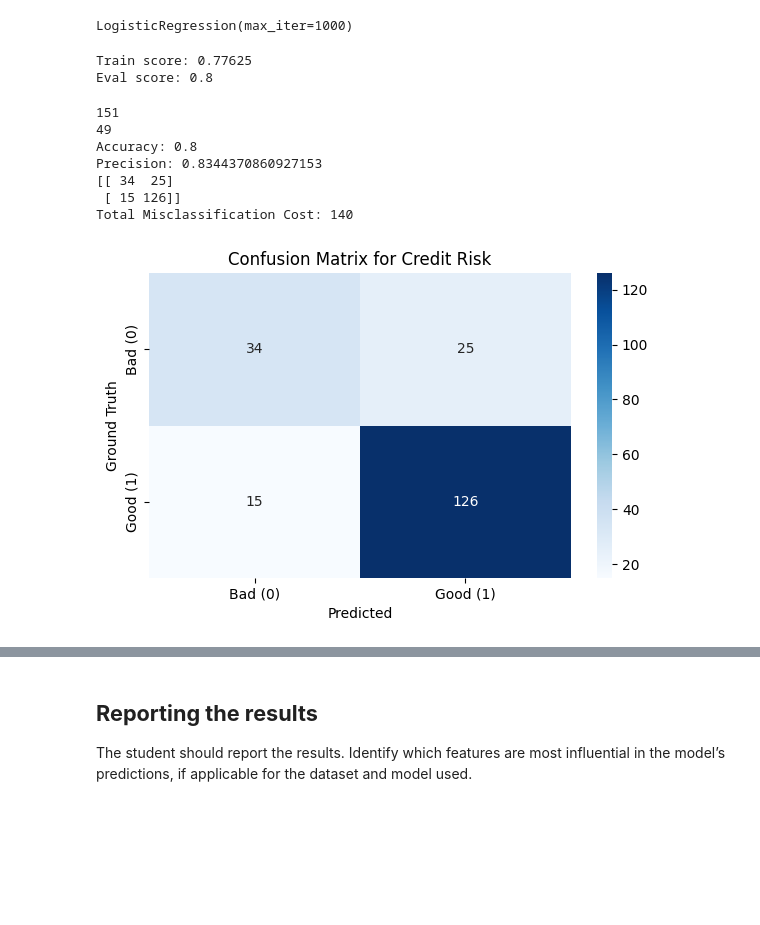
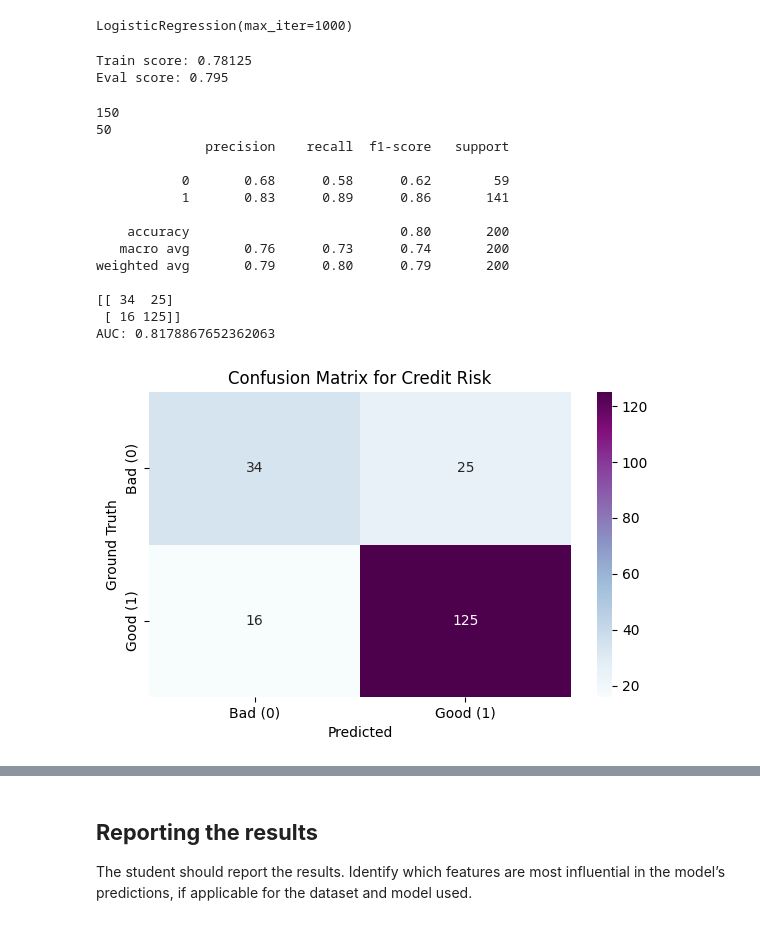
Before and after one commit to reascr/MSC-in-IT-and-Cognition, a Jupyter notebook: AppliedAI/First_assignment_dataset_2.ipynb, the cells around one changed output, grey strips where cells are left out. Drawn from its saved outputs; the diff is of its cells as text; code cells hidden in the pictures; blank space fills up the shorter version.

```diff
--- a/AppliedAI/First_assignment_dataset_2.ipynb
+++ b/AppliedAI/First_assignment_dataset_2.ipynb
@@ -333,5 +302,5 @@ y["class"] = y["class"].replace(2, 0)
 print(y["class"].unique())
 
 # drop Telephone column
-X.drop('Telephone', axis=1, inplace=True)
+X.drop(['Job'], axis=1, inplace=True) # drop telephone, no dependents
 # %% [output]
@@ -406,47 +376,53 @@ LogisticRegression(max_iter=1000)
 print("Train score:", model.score(X_train_processed, y_train))
 print("Eval score:", model.score(X_eval_processed, y_eval))
 # %% [output]
-Train score: 0.77625
-Eval score: 0.8
+Train score: 0.78125
+Eval score: 0.795
 # %%
-from sklearn.metrics import accuracy_score, precision_score
-from sklearn.metrics import confusion_matrix
+from sklearn.metrics import classification_report, confusion_matrix, roc_auc_score
 import numpy as np
 
 y_pred = model.predict(X_eval_processed)
 print(np.sum(y_pred == 1))
 print(np.sum(y_pred == 0))
-acc = accuracy_score(y_eval, y_pred)
-print("Accuracy:", acc)
-precision = precision_score(y_eval, y_pred, pos_label=1)  # or pos_label=0 depending on your target
-print("Precision:", precision)
+
+print(classification_report(y_eval, y_pred))
+print(confusion_matrix(y_eval, y_pred))
+print("AUC:", roc_auc_score(y_eval, model.predict_proba(X_eval_processed)[:, 1]))
 
 cm = confusion_matrix(y_eval, y_pred)
-print(cm)
+#print(cm)
 
-tn, fp, fn, tp = cm.ravel()
+#tn, fp, fn, tp = cm.ravel()
 
-total_cost = (fp * 5) + (fn * 1)
-print("Total Misclassification Cost:", total_cost)
+#total_cost = (fp * 5) + (fn * 1)
+#print("Total Misclassification Cost:", total_cost)
 
 
 plt.figure(figsize=(6, 4))
-sns.heatmap(cm, annot=True, fmt='d', cmap='Blues', xticklabels=["Bad (0)", "Good (1)", ], yticklabels=["Bad (0)", "Good (1)"])
+sns.heatmap(cm, annot=True, fmt='d', cmap='BuPu', xticklabels=["Bad (0)", "Good (1)", ], yticklabels=["Bad (0)", "Good (1)"])
 plt.xlabel('Predicted')
 plt.ylabel('Ground Truth')
 plt.title('Confusion Matrix for Credit Risk')
 plt.tight_layout()
 plt.show()
 
 # The model is predicting in 26 cases that the person poses no credit risk even though the person does, and FPs are more costly. This might be due to imbalanced data set or because some features introduced noise.
 # We also see that half of the bad credit risk are classified as good which has high cost...
 # %% [output]
-151
-49
-Accuracy: 0.8
-Precision: 0.8344370860927153
+150
+50
+              precision    recall  f1-score   support
+
+           0       0.68      0.58      0.62        59
+           1       0.83      0.89      0.86       141
+
+    accuracy                           0.80       200
+   macro avg       0.76      0.73      0.74       200
+weighted avg       0.79      0.80      0.79       200
+
 [[ 34  25]
- [ 15 126]]
-Total Misclassification Cost: 140
+ [ 16 125]]
+AUC: 0.8178867652362063
-[figure, old version]
+[figure, new version]
 # %%
```
Also changed, not shown: parts of 13 cells of this notebook.
